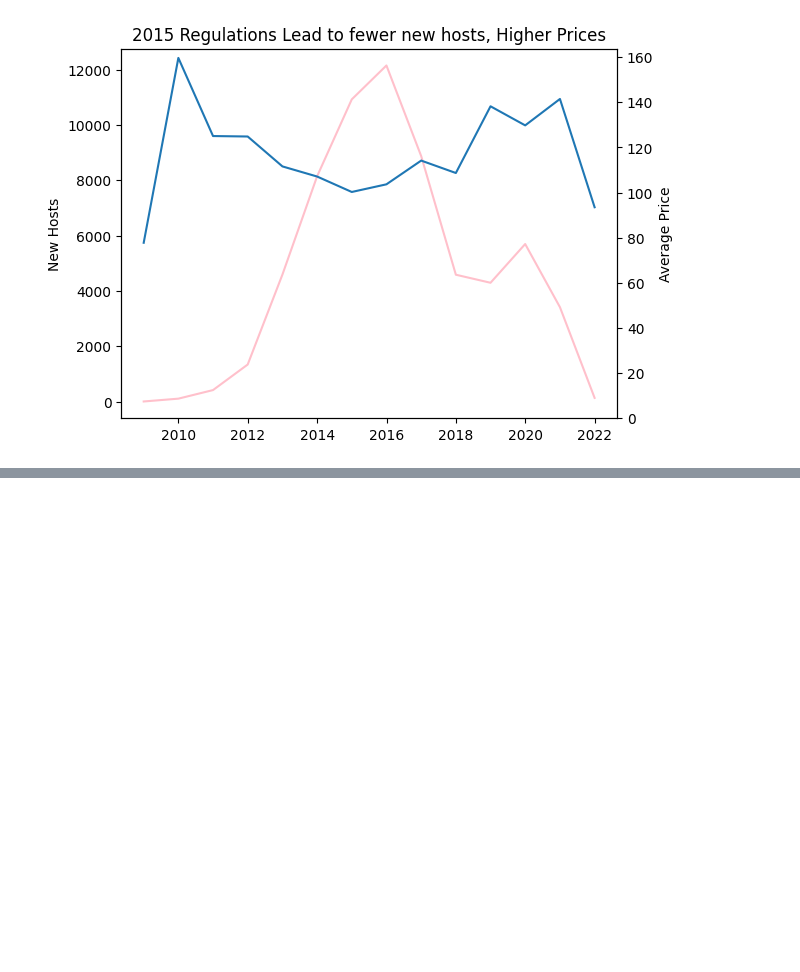
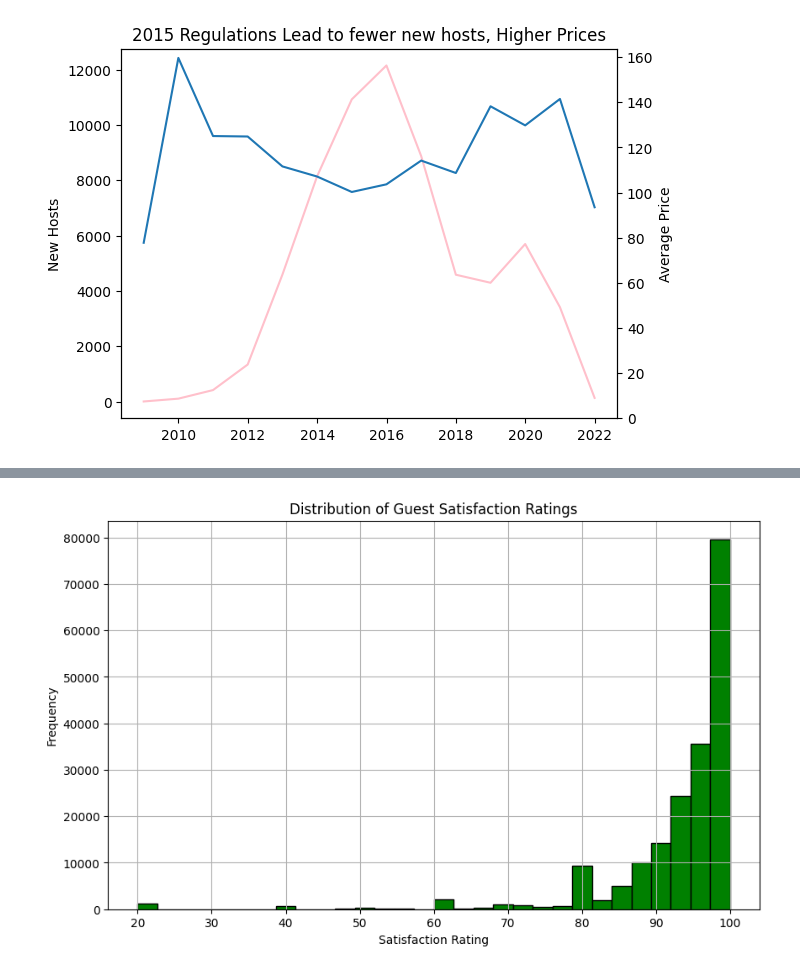
Before and after one commit to lilrachel1985/House_Price_Analysis, a Jupyter notebook: AirBnB.ipynb, the cells around one changed output, grey strips where cells are left out. Cells and saved outputs as stored; diff of their text form; code cells hidden in the pictures; blank space fills up the shorter version.

```diff
--- a/AirBnB.ipynb
+++ b/AirBnB.ipynb
@@ -253,0 +279,17 @@ Text(0.5, 1.0, '2015 Regulations Lead to fewer new hosts, Higher Prices')
+# %%
+import matplotlib.pyplot as plt
+
+# Assuming 'listings' is your DataFrame containing Airbnb data
+# Extracting the 'review_scores_rating' column for guest satisfaction ratings
+guest_satisfaction_ratings = listings['review_scores_rating']
+
+# Plotting a histogram to visualize the distribution of guest satisfaction ratings
+plt.figure(figsize=(10, 6))
+plt.hist(guest_satisfaction_ratings.dropna(), bins=30, color='green', edgecolor='black')
+plt.title('Distribution of Guest Satisfaction Ratings')
+plt.xlabel('Satisfaction Rating')
+plt.ylabel('Frequency')
+plt.grid(True)
+plt.show()
+# %% [output]
+[figure, added]
```
Also changed, not shown: parts of 6 cells of this notebook.
